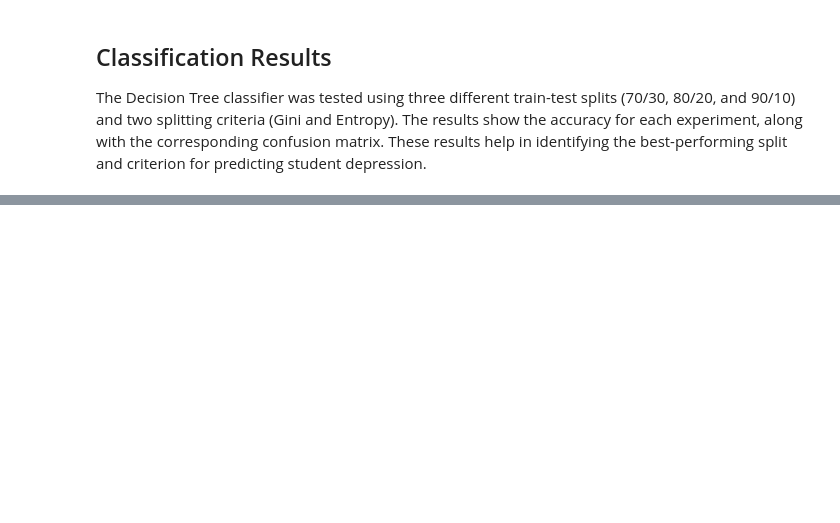
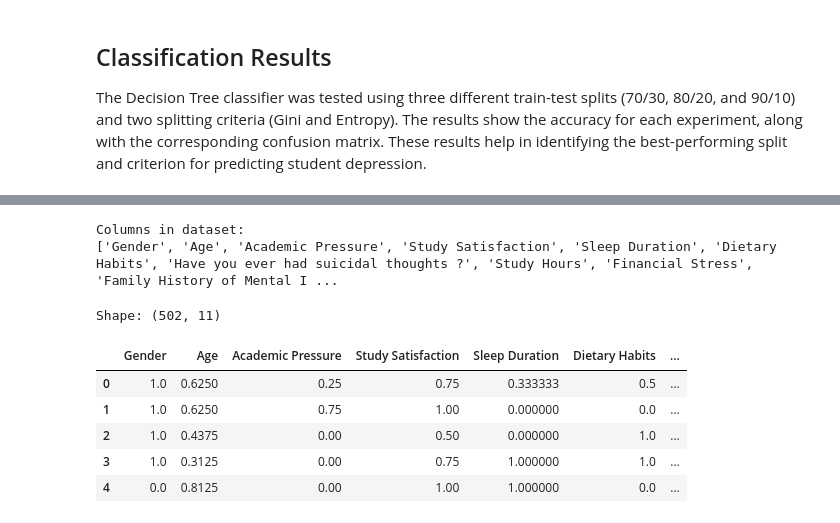
Before and after one commit to joodali25/IT326-DataMining-Project, a Jupyter notebook: Reports/Phase3.ipynb, the cells around one changed output, grey strips where cells are left out. Drawn from its saved outputs; the diff is of its cells as text; code cells hidden in the pictures; blank space fills up the shorter version.

```diff
--- a/Reports/Phase3.ipynb
+++ b/Reports/Phase3.ipynb
@@ -107,0 +113,29 @@ plt.show()
+# %%
+print("Columns in dataset:")
+print(df.columns.tolist())
+# %% [output]
+Columns in dataset:
+['Gender', 'Age', 'Academic Pressure', 'Study Satisfaction', 'Sleep Duration', 'Dietary Habits', 'Have you ever had suicidal thoughts ?', 'Study Hours', 'Financial Stress', 'Family History of Mental I ...
+# %%
+# Remove class label if exists
+if "Depression" in df.columns:
+    X = df.drop(columns=["Depression"])
+else:
+    X = df.copy()
+
+# Keep only numeric
+X = X.select_dtypes(include=[np.number])
+
+# Fill missing values
+X = X.fillna(X.mean())
+
+print("Shape:", X.shape)
+X.head()
+# %% [output]
+Shape: (502, 11)
+|  | Gender | Age | Academic Pressure | Study Satisfaction | Sleep Duration | Dietary Habits | ... |
+| 0 | 1.0 | 0.6250 | 0.25 | 0.75 | 0.333333 | 0.5 | ... |
+| 1 | 1.0 | 0.6250 | 0.75 | 1.00 | 0.000000 | 0.0 | ... |
+| 2 | 1.0 | 0.4375 | 0.00 | 0.50 | 0.000000 | 1.0 | ... |
+| 3 | 1.0 | 0.3125 | 0.00 | 0.75 | 1.000000 | 1.0 | ... |
+| 4 | 0.0 | 0.8125 | 0.00 | 1.00 | 1.000000 | 0.0 | ... |
```
Also changed, not shown: parts of 15 cells of this notebook.
